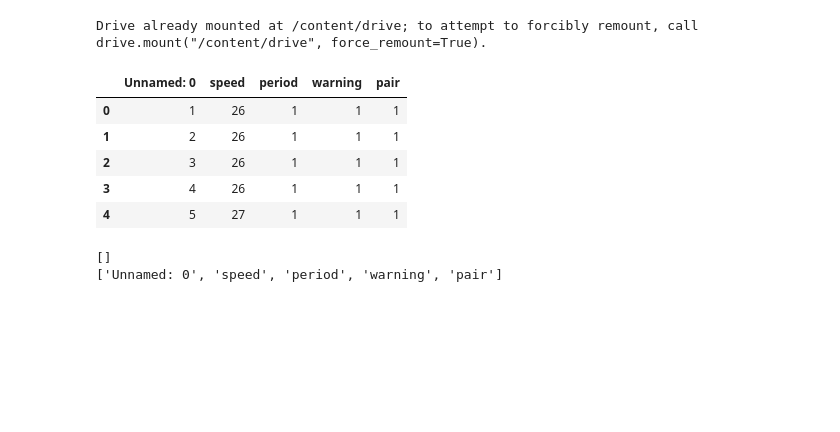
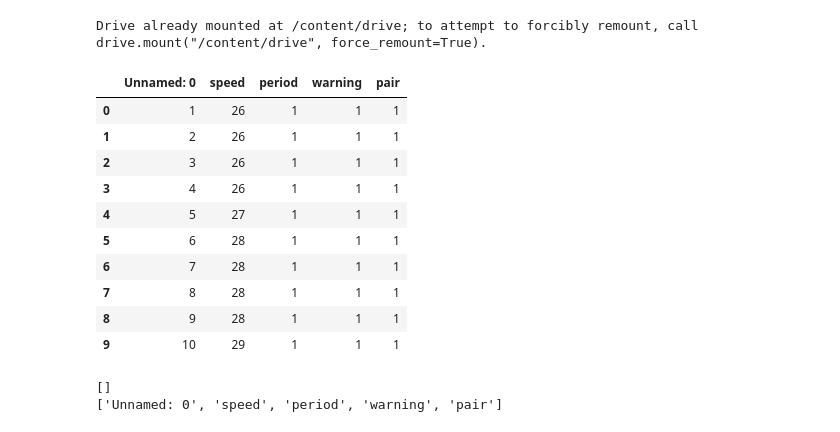
Before and after one commit to carlosmiguelmarquez/DSP, a Jupyter notebook: Midterm_Project_Signal-Sorcerers.ipynb, the cells around one changed output. Saved outputs shown, nothing was run; the diff lists cells and outputs as text; code cells hidden in the pictures; blank space fills up the shorter version.

```diff
--- a/Midterm_Project_Signal-Sorcerers.ipynb
+++ b/Midterm_Project_Signal-Sorcerers.ipynb
@@ -3,27 +3,32 @@
 # %%
 from google.colab import drive
 drive.mount('/content/drive')
 
 import pandas as pd
 import numpy as np
 import matplotlib.pyplot as plt
 import seaborn as sns
 from datetime import datetime
 from scipy.optimize import curve_fit
 from sqlalchemy import create_engine, text
 
 file_path = '/content/drive/MyDrive/DSP MIDTERMS/signalsorcerers.csv'
 data = pd.read_csv(file_path)
 
-data.head()
+data.head(10)
 # %% [output]
 Drive already mounted at /content/drive; to attempt to forcibly remount, call drive.mount("/content/drive", force_remount=True).
 |  | Unnamed: 0 | speed | period | warning | pair |
 | 0 | 1 | 26 | 1 | 1 | 1 |
 | 1 | 2 | 26 | 1 | 1 | 1 |
 | 2 | 3 | 26 | 1 | 1 | 1 |
 | 3 | 4 | 26 | 1 | 1 | 1 |
 | 4 | 5 | 27 | 1 | 1 | 1 |
+| 5 | 6 | 28 | 1 | 1 | 1 |
+| 6 | 7 | 28 | 1 | 1 | 1 |
+| 7 | 8 | 28 | 1 | 1 | 1 |
+| 8 | 9 | 28 | 1 | 1 | 1 |
+| 9 | 10 | 29 | 1 | 1 | 1 |
 # %%
 categorical_cols = [cname for cname in data.columns if
                     data[cname].nunique() < 10 and
```
